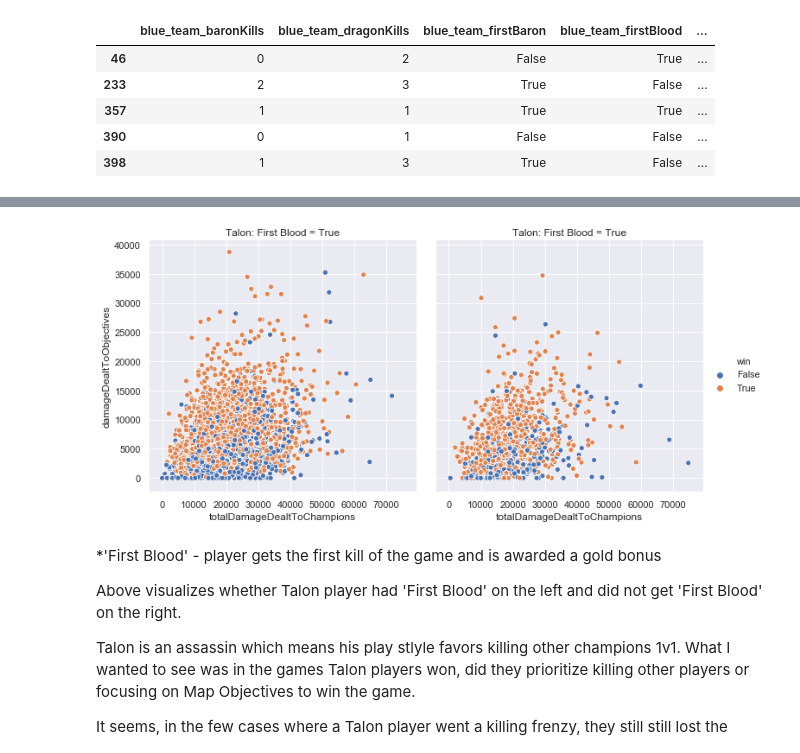
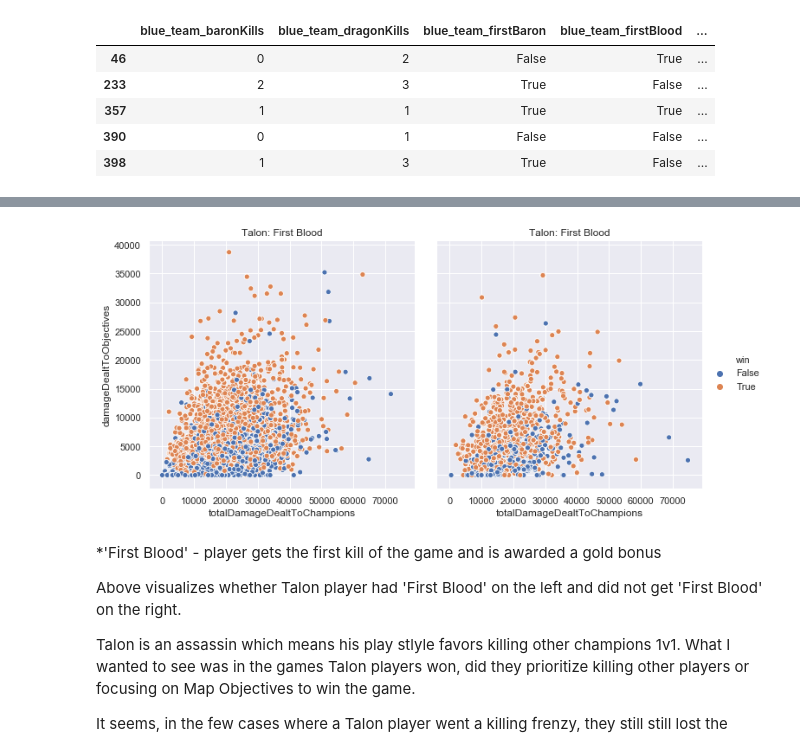
Before and after one commit to jltsao88/Riot_API_Stats_EDA, a Jupyter notebook: EDA.ipynb, the cells around one changed output, grey strips where cells are left out. Saved outputs shown, nothing was run; the diff lists cells and outputs as text; code cells hidden in the pictures.

```diff
--- a/EDA.ipynb
+++ b/EDA.ipynb
@@ -873,9 +873,9 @@ tal_df.head()
 tal_df = tal_df[tal_df['game_length'] > 240]
 # %%
 sns.relplot(data=tal_df, col='firstBloodKill', x='totalDamageDealtToChampions',
-            y='damageDealtToObjectives', hue='win').set_titles('Talon: First Blood = True', 'Talon: First Blood = True');
+            y='damageDealtToObjectives', hue='win').set_titles('Talon: First Blood', 'Talon: First Blood');
 # %% [output]
-[figure, old version]
+[figure, new version]
 # %% [markdown]
 *'First Blood' - player gets the first kill of the game and is awarded a gold bonus
 
```
Also changed, not shown: parts of 1 cell of this notebook.
